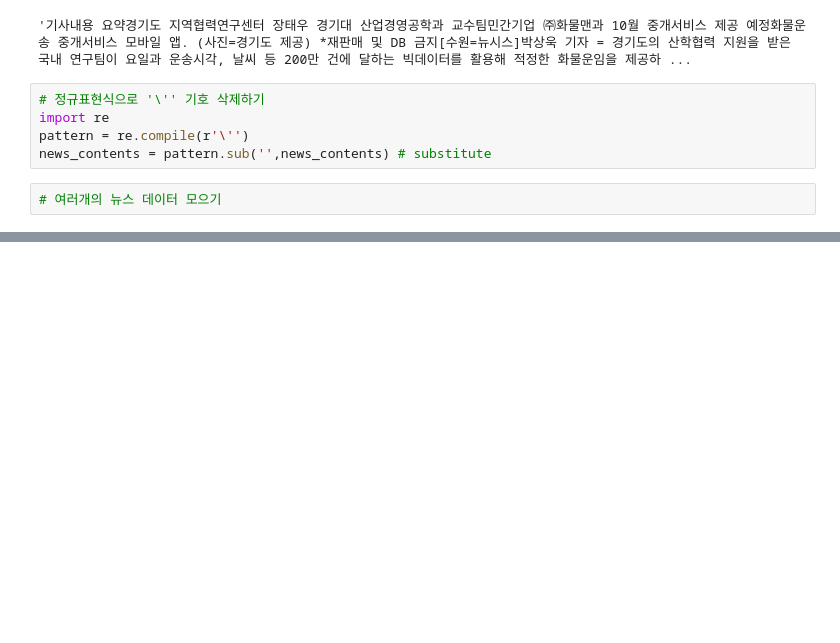
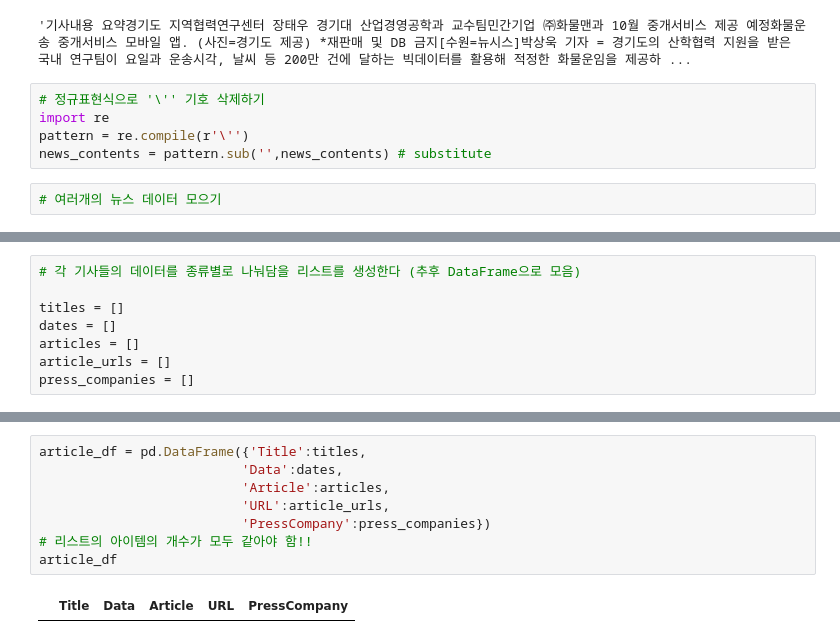
Before and after one commit to ljh15952/AI_Study, a Jupyter notebook: WorldCloud_for_text_data/WordCloud_for_text_data_1.ipynb, the cells around one changed output, grey strips where cells are left out. Drawn from its saved outputs; the diff is of its cells as text; blank space fills up the shorter version.

```diff
--- a/WorldCloud_for_text_data/WordCloud_for_text_data_1.ipynb
+++ b/WorldCloud_for_text_data/WordCloud_for_text_data_1.ipynb
@@ -232,0 +222,8 @@ https://n.news.naver.com/mnews/article/018/0005302243?sid=101
+# %%
+# 각 기사들의 데이터를 종류별로 나눠담을 리스트를 생성한다 (추후 DataFrame으로 모음)
+
+titles = []
+dates = []
+articles = []
+article_urls = []
+press_companies = []
@@ -232,0 +247,10 @@ https://n.news.naver.com/mnews/article/018/0005302243?sid=101
+# %%
+article_df = pd.DataFrame({'Title':titles,
+                          'Data':dates,
+                          'Article':articles,
+                          'URL':article_urls,
+                          'PressCompany':press_companies})
+# 리스트의 아이템의 개수가 모두 같아야 함!!
+article_df
+# %% [output]
+|  | Title | Data | Article | URL | PressCompany |
```
Also changed, not shown: parts of 5 cells of this notebook.
